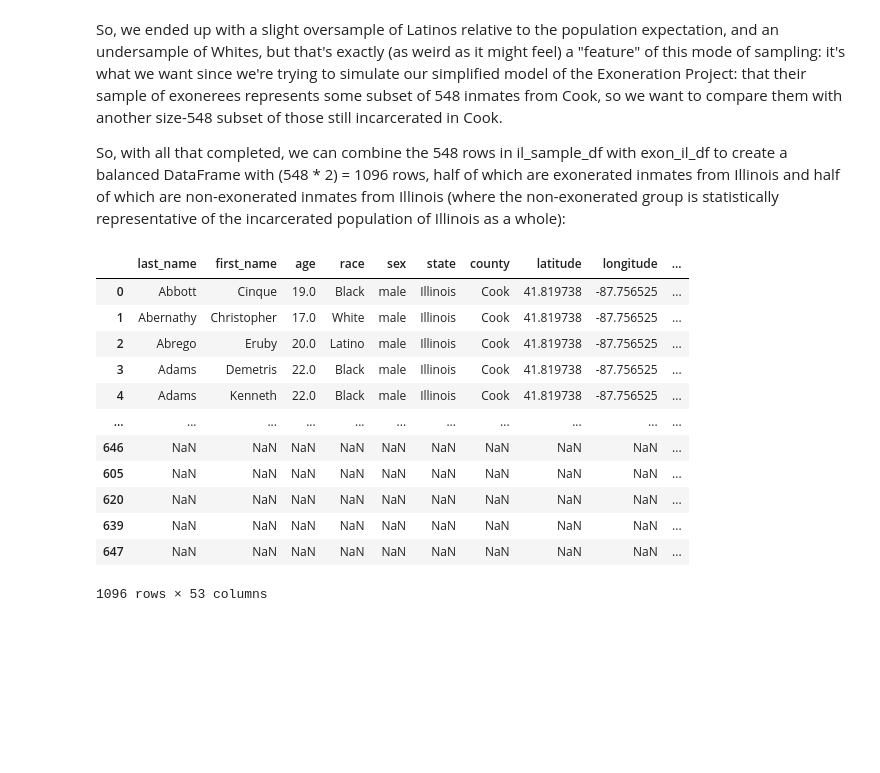
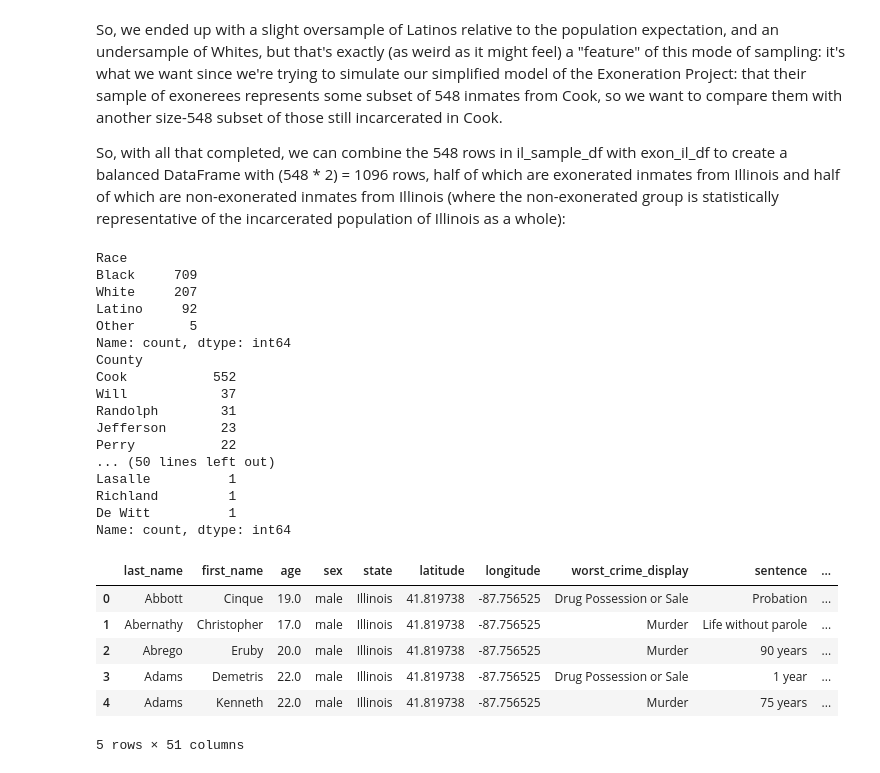
Before and after one commit to courtneyrgreen/dsan5000_final_project, a Jupyter notebook: technical-details/data-balancing/main.ipynb, the cells around one changed output. Cells and saved outputs as stored; diff of their text form; code cells hidden in the pictures; blank space fills up the shorter version.

```diff
--- a/technical-details/data-balancing/main.ipynb
+++ b/technical-details/data-balancing/main.ipynb
@@ -322,26 +322,64 @@ Name: proportion, dtype: float64
 So, we ended up with a slight oversample of Latinos relative to the population expectation, and an undersample of Whites, but that's exactly (as weird as it might feel) a "feature" of this mode of sampling: it's what we want since we're trying to simulate our simplified model of the Exoneration Project: that their sample of exonerees represents some subset of 548 inmates from Cook, so we want to compare them with another size-548 subset of those still incarcerated in Cook.
 
 So, with all that completed, we can combine the 548 rows in il_sample_df with exon_il_df to create a balanced DataFrame with (548 * 2) = 1096 rows, half of which are exonerated inmates from Illinois and half of which are non-exonerated inmates from Illinois (where the non-exonerated group is statistically representative of the incarcerated population of Illinois as a whole):
-# %%
-# Construct our new label: exonerated vs. non-exonerated
-exon_il_df['Label'] = "Exonerated"
-il_sample_df['Label'] = "Non-Exonerated"
-# And combine!
-balanced_df = pd.concat([exon_il_df, il_sample_df], axis=0)
-balanced_df
-# %% [output]
-|  | last_name | first_name | age | race | sex | state | county | latitude | longitude | ... |
-| 0 | Abbott | Cinque | 19.0 | Black | male | Illinois | Cook | 41.819738 | -87.756525 | ... |
-| 1 | Abernathy | Christopher | 17.0 | White | male | Illinois | Cook | 41.819738 | -87.756525 | ... |
-| 2 | Abrego | Eruby | 20.0 | Latino | male | Illinois | Cook | 41.819738 | -87.756525 | ... |
-| 3 | Adams | Demetris | 22.0 | Black | male | Illinois | Cook | 41.819738 | -87.756525 | ... |
-| 4 | Adams | Kenneth | 22.0 | Black | male | Illinois | Cook | 41.819738 | -87.756525 | ... |
-| ... | ... | ... | ... | ... | ... | ... | ... | ... | ... | ... |
-| 646 | NaN | NaN | NaN | NaN | NaN | NaN | NaN | NaN | NaN | ... |
-| 605 | NaN | NaN | NaN | NaN | NaN | NaN | NaN | NaN | NaN | ... |
-| 620 | NaN | NaN | NaN | NaN | NaN | NaN | NaN | NaN | NaN | ... |
-| 639 | NaN | NaN | NaN | NaN | NaN | NaN | NaN | NaN | NaN | ... |
-| 647 | NaN | NaN | NaN | NaN | NaN | NaN | NaN | NaN | NaN | ... |
-1096 rows × 53 columns
+# %%
+# Construct our new label: exonerated vs. non-exonerated
+exon_il_df['Label'] = "Exonerated"
+il_sample_df['Label'] = "Non-Exonerated"
+# And combine!
+balanced_df = pd.concat([exon_il_df, il_sample_df], axis=0)
+# Define the mapping for 'race'
+race_mapping = {
+    'Asian': 'Other',
+    'Native American': 'Other',
+    'Black': 'Black',
+    'White': 'White',
+    'Hispanic': 'Hispanic'
+}
+
+# Map the 'race' column
+balanced_df['race'] = balanced_df['race'].map(race_mapping)
+
+# Combine 'race' and 'Race' columns, prioritizing non-NaN values
+balanced_df['Race'] = balanced_df['race'].combine_first(balanced_df['Race'])
+
+# Drop the old 'race' column
+balanced_df.drop(columns=['race'], inplace=True)
+
+# Combine 'county' and 'County' columns, prioritizing non-NaN values
+balanced_df['County'] = balanced_df['county'].combine_first(balanced_df['County'])
+
+# Drop the old 'county' column
+balanced_df.drop(columns=['county'], inplace=True)
+
+# Verify the final Race column
+print(balanced_df['Race'].value_counts())
+print(balanced_df['County'].value_counts())
+balanced_df.head()
+# %% [output]
+Race
+Black     709
+White     207
+Latino     92
+Other       5
+Name: count, dtype: int64
+County
+Cook           552
+Will            37
+Randolph        31
+Jefferson       23
+Perry           22
+... (50 lines left out)
+Lasalle          1
+Richland         1
+De Witt          1
+Name: count, dtype: int64
+|  | last_name | first_name | age | sex | state | latitude | longitude | worst_crime_display | sentence | ... |
+| 0 | Abbott | Cinque | 19.0 | male | Illinois | 41.819738 | -87.756525 | Drug Possession or Sale | Probation | ... |
+| 1 | Abernathy | Christopher | 17.0 | male | Illinois | 41.819738 | -87.756525 | Murder | Life without parole | ... |
+| 2 | Abrego | Eruby | 20.0 | male | Illinois | 41.819738 | -87.756525 | Murder | 90 years | ... |
+| 3 | Adams | Demetris | 22.0 | male | Illinois | 41.819738 | -87.756525 | Drug Possession or Sale | 1 year | ... |
+| 4 | Adams | Kenneth | 22.0 | male | Illinois | 41.819738 | -87.756525 | Murder | 75 years | ... |
+5 rows × 51 columns
 # %%
 balanced_df.to_csv("../../data/processed-data/exonerees_balanced.csv", index=False)
```
Also changed, not shown: 2 other files.
